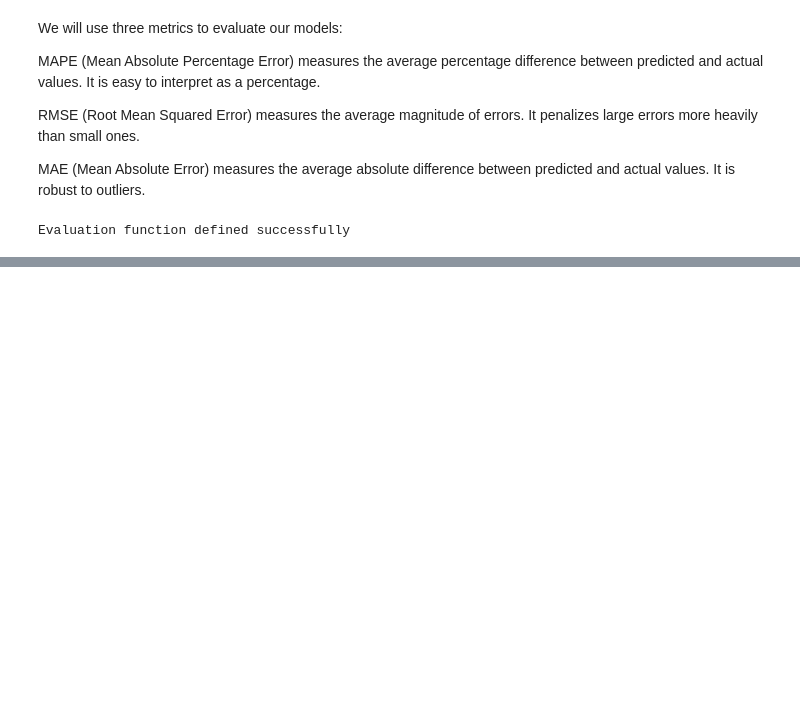
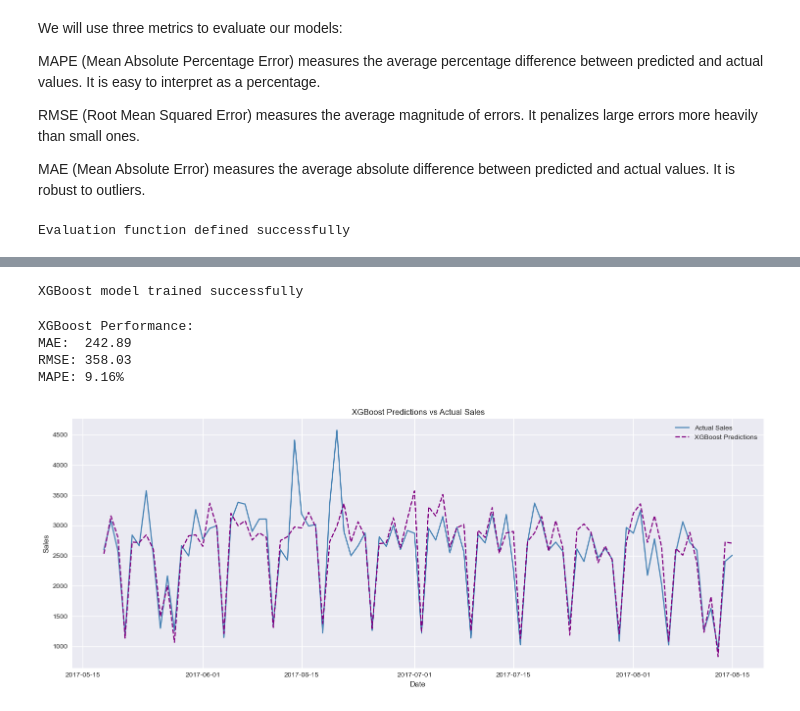
Before and after one commit to Swetakhadka7/store-sales-forecasting, a Jupyter notebook: store_sales_forecasting.ipynb, the cells around one changed output, grey strips where cells are left out. Cells and saved outputs as stored; diff of their text form; code cells hidden in the pictures; blank space fills up the shorter version.

```diff
--- a/store_sales_forecasting.ipynb
+++ b/store_sales_forecasting.ipynb
@@ -1049,0 +1279,49 @@ Evaluation function defined successfully
+# %%
+# Train XGBoost model
+xgb_model = XGBRegressor(
+    n_estimators=500,
+    learning_rate=0.05,
+    max_depth=5,
+    subsample=0.8,
+    colsample_bytree=0.8,
+    random_state=42
+)
+
+xgb_model.fit(
+    X_train, y_train,
+    eval_set=[(X_test, y_test)],
+    verbose=False
+)
+
+print("XGBoost model trained successfully")
+# %% [output]
+XGBoost model trained successfully
+# %%
+# Make predictions
+xgb_predictions = xgb_model.predict(X_test)
+
+# Evaluate XGBoost
+xgb_metrics = evaluate_model(
+    y_test.values,
+    xgb_predictions,
+    'XGBoost'
+)
+
+# Plot predictions vs actual
+plt.figure(figsize=(15, 6))
+plt.plot(test_data.index, test_data['sales'],
+         label='Actual Sales', color='steelblue')
+plt.plot(test_data.index, xgb_predictions,
+         label='XGBoost Predictions', color='purple', linestyle='--')
+plt.title('XGBoost Predictions vs Actual Sales')
+plt.xlabel('Date')
+plt.ylabel('Sales')
+plt.legend()
+plt.tight_layout()
+plt.show()
+# %% [output]
+XGBoost Performance:
+MAE:  242.89
+RMSE: 358.03
+MAPE: 9.16%
+[figure, added]
```
Also changed, not shown: parts of 40 cells of this notebook, 3 other files.
